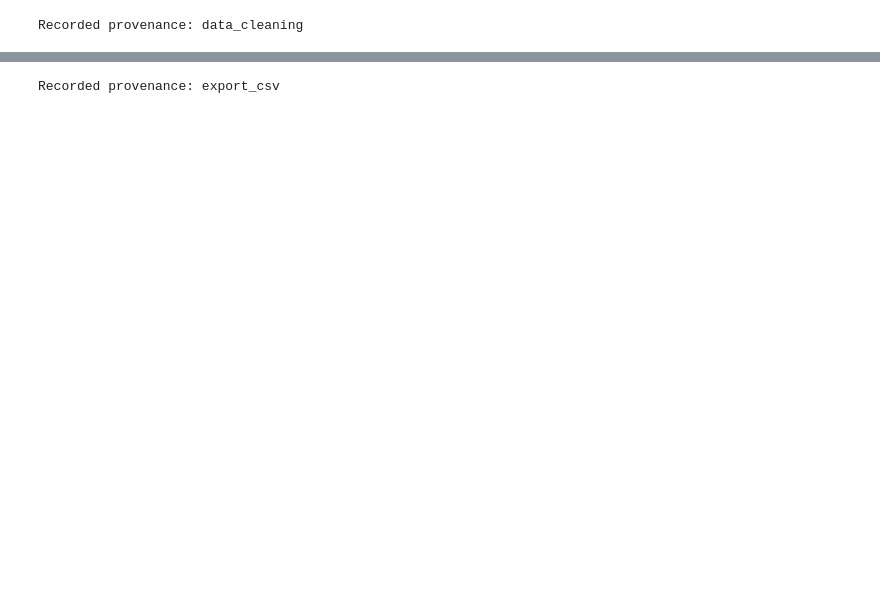
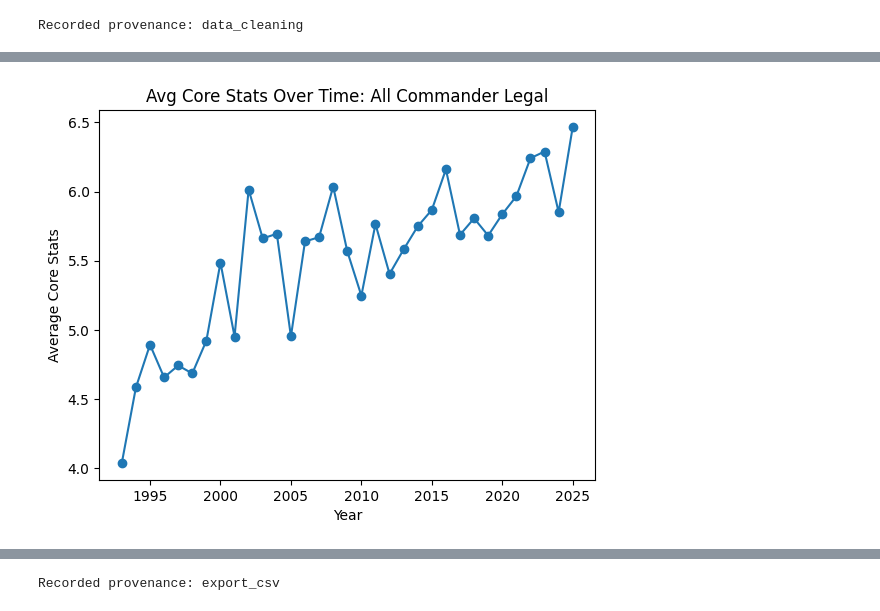
Before and after one commit to Kat-Wang/cs598-mtg-power-creep, a Jupyter notebook: main.ipynb, the cells around one changed output, grey strips where cells are left out. Saved outputs shown, nothing was run; the diff lists cells and outputs as text; code cells hidden in the pictures; blank space fills up the shorter version.

```diff
--- a/main.ipynb
+++ b/main.ipynb
@@ -245,3 +251,13 @@ record_provenance(
 )
 # %% [output]
 Recorded provenance: adding_cols
+# %%
+#Filtering for commander legal cards only
+df = df[df["commanderLegal"] == True]
+
+record_provenance(
+    "filter_commander_legal",
+    "Filtering dataframe of all cards to only include commander legal cards",
+    ["df (supplementary columns)"],
+    ["df (commander legal only)"],
+)
@@ -261,15 +279,17 @@ record_provenance(
 Recorded provenance: separate_dataframes
 # %%
 #Filtering both dataframes to keep relevant columns only
-cols_to_keep = ["name", "type", "rarity", "setName", "setCode", "isUniversesBeyond", "releaseDate", "keywords", "keywordCount", "manaValue", "power", "toughness", "baseLevel", "defense", "colors", "isMulticolor", "text", "edhrecRank"]
+cols_to_keep = ["name", "type", "rarity", "setName", "setCode", "isUniversesBeyond", "releaseDate", "year", "keywords", "keywordCount", "manaValue", "power", "toughness", "coreStats", "defense", "colors", "isMulticolor", "text", 'commanderLegal', "edhrecRank"]
+df_all = df.reindex(columns=cols_to_keep, fill_value=None)
 df_ub = df_ub.reindex(columns=cols_to_keep, fill_value=None)
 df_non_ub = df_non_ub.reindex(columns=cols_to_keep, fill_value=None)
+
 
 record_provenance(
     "filter_dataframes",
     "Retain only potentially relevant columns",
-    ["df_ub (Universe Beyond dataframe)", "df_non_ub (non-Universe Beyond dataframe)"],
-    ["df_ub (filtered Universe Beyond dataframe)", "df_non_ub (filtered non-Universe Beyond dataframe)"]
+    ["df (all commander legal cards), df_ub (Universe Beyond dataframe)", "df_non_ub (non-Universe Beyond dataframe)"],
+    ["df_all (filtered all cards), df_ub (filtered Universe Beyond dataframe)", "df_non_ub (filtered non-Universe Beyond dataframe)"]
 )
 # %% [output]
 Recorded provenance: filter_dataframes
@@ -352,0 +358,74 @@ df_ub.head()
+# %%
+#Analysis
+
+#coreStats Over Time (all commander legal)
+df_before_2026 = df_all[df_all["year"] <= 2025]
+avg_by_year = df_before_2026.groupby("year")["coreStats"].mean()
+
+avg_by_year.plot(kind="line", marker="o")
+plt.title("Avg Core Stats Over Time: All Commander Legal")
+plt.xlabel("Year")
+plt.ylabel("Average Core Stats")
+plt.savefig("output/coreStats_all.png")
+plt.show()
+
+#coreStats Over Time (UB vs non-UB)
+df_ub_before_2026 = df_ub[df_ub["year"] <= 2025]
+df_non_ub_before_2026 = df_non_ub[df_non_ub["year"] <= 2025]
+
+ub_year = df_ub_before_2026.groupby("year")["coreStats"].mean()
+nonub_year = df_non_ub_before_2026.groupby("year")["coreStats"].mean()
+
+plt.scatter(ub_year.index, ub_year.values, label="Universes Beyond")
+plt.plot(ub_year.index, ub_year.values)
+
+plt.scatter(nonub_year.index, nonub_year.values, label="Non-UB")
+plt.plot(nonub_year.index, nonub_year.values)
+
+plt.title("Avg Core Stats Over Time: All Commander Legal; UB vs Non-UB")
+plt.xlabel("Year")
+plt.ylabel("Average Core Stats Index")
+plt.legend()
+plt.savefig("output/coreStats_UB_nonUB.png")
+plt.show()
+
+#keywordCount Over Time (all commander legal)
+df_before_2026 = df_all[df_all["year"] <= 2025]
+avg_by_year = df_before_2026.groupby("year")["keywordCount"].mean()
+
+avg_by_year.plot(kind="line", marker="o")
+plt.title("Avg Number of Keywords Over Time: All Commander Legal")
+plt.xlabel("Year")
+plt.ylabel("Average Number of Keywords")
+plt.savefig("output/keywordCount_all.png")
+plt.show()
+
+#keywordCount Over Time (UB vs non-UB)
+df_ub_before_2026 = df_ub[df_ub["year"] <= 2025]
+df_non_ub_before_2026 = df_non_ub[df_non_ub["year"] <= 2025]
+
+ub_year = df_ub_before_2026.groupby("year")["keywordCount"].mean()
+nonub_year = df_non_ub_before_2026.groupby("year")["keywordCount"].mean()
+
+plt.scatter(ub_year.index, ub_year.values, label="Universes Beyond")
+plt.plot(ub_year.index, ub_year.values)
+
+plt.scatter(nonub_year.index, nonub_year.values, label="Non-UB")
+plt.plot(nonub_year.index, nonub_year.values)
+
+plt.title("Avg Number of Keywords Over Time: All Commander Legal; UB vs Non-UB")
+plt.xlabel("Year")
+plt.ylabel("Average Number of Keywords")
+plt.legend()
+plt.savefig("output/keywordCount_UB_nonUB.png")
+plt.show()
+
+
+record_provenance(
+    "plotting_data",
+    "Plotting trends over time and between UB vs non-UB sets",
+    ["df_ub, df_non_ub, df_all"],
+    ["output/coreStats_all.png", "output/coreStats_UB_nonUB.png", "output/keywordCount_all.png", "output/keywordCount_UB_nonUB.png"]
+)
+# %% [output]
+[figure, added]
```
Also changed, not shown: parts of 10 cells of this notebook, 11 other files.
